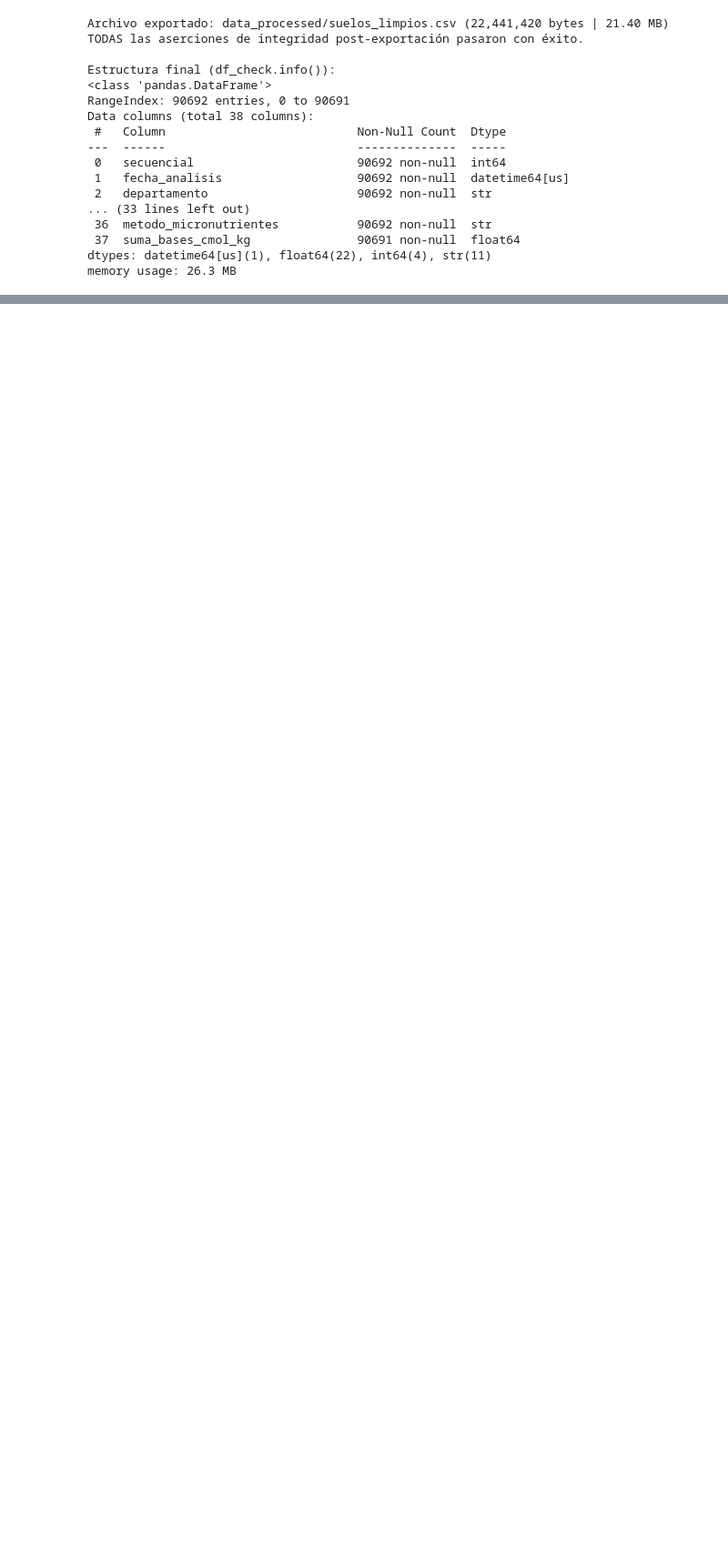
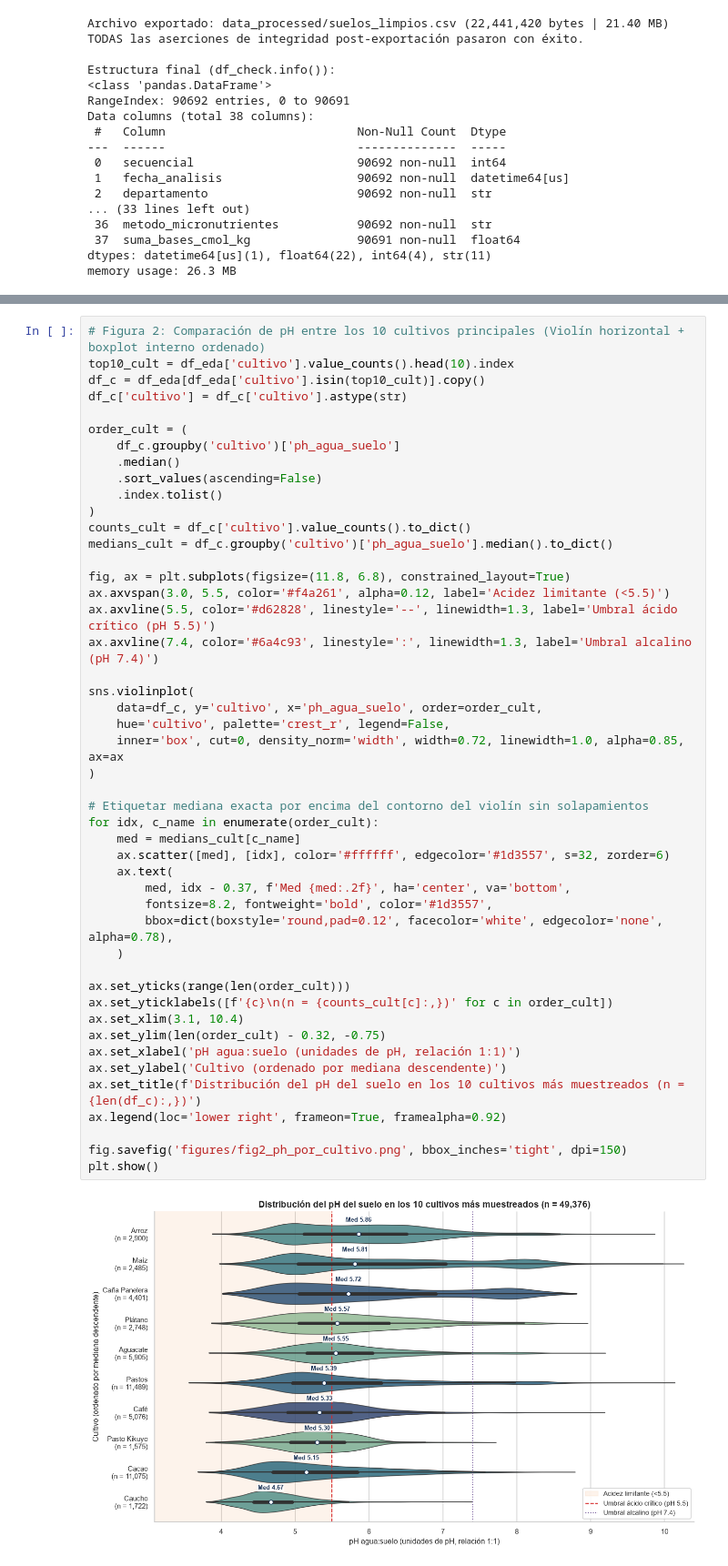
Before and after one commit to diperezmo/Parcial.-An-lisis-exploratorio-de-datos-con-Python, a Jupyter notebook: eda_suelos_agrosavia.ipynb, the cells around one changed output, grey strips where cells are left out. Shown at 91% size. Saved outputs shown, nothing was run; the diff lists cells and outputs as text; blank space fills up the shorter version.

```diff
--- a/eda_suelos_agrosavia.ipynb
+++ b/eda_suelos_agrosavia.ipynb
@@ -1052,0 +1942,49 @@ memory usage: 26.3 MB
+# %%
+# Figura 2: Comparación de pH entre los 10 cultivos principales (Violín horizontal + boxplot interno ordenado)
+top10_cult = df_eda['cultivo'].value_counts().head(10).index
+df_c = df_eda[df_eda['cultivo'].isin(top10_cult)].copy()
+df_c['cultivo'] = df_c['cultivo'].astype(str)
+
+order_cult = (
+    df_c.groupby('cultivo')['ph_agua_suelo']
+    .median()
+    .sort_values(ascending=False)
+    .index.tolist()
+)
+counts_cult = df_c['cultivo'].value_counts().to_dict()
+medians_cult = df_c.groupby('cultivo')['ph_agua_suelo'].median().to_dict()
+
+fig, ax = plt.subplots(figsize=(11.8, 6.8), constrained_layout=True)
+ax.axvspan(3.0, 5.5, color='#f4a261', alpha=0.12, label='Acidez limitante (<5.5)')
+ax.axvline(5.5, color='#d62828', linestyle='--', linewidth=1.3, label='Umbral ácido crítico (pH 5.5)')
+ax.axvline(7.4, color='#6a4c93', linestyle=':', linewidth=1.3, label='Umbral alcalino (pH 7.4)')
+
+sns.violinplot(
+    data=df_c, y='cultivo', x='ph_agua_suelo', order=order_cult,
+    hue='cultivo', palette='crest_r', legend=False,
+    inner='box', cut=0, density_norm='width', width=0.72, linewidth=1.0, alpha=0.85, ax=ax
+)
+
+# Etiquetar mediana exacta por encima del contorno del violín sin solapamientos
+for idx, c_name in enumerate(order_cult):
+    med = medians_cult[c_name]
+    ax.scatter([med], [idx], color='#ffffff', edgecolor='#1d3557', s=32, zorder=6)
+    ax.text(
+        med, idx - 0.37, f'Med {med:.2f}', ha='center', va='bottom',
+        fontsize=8.2, fontweight='bold', color='#1d3557',
+        bbox=dict(boxstyle='round,pad=0.12', facecolor='white', edgecolor='none', alpha=0.78),
+    )
+
+ax.set_yticks(range(len(order_cult)))
+ax.set_yticklabels([f'{c}\n(n = {counts_cult[c]:,})' for c in order_cult])
+ax.set_xlim(3.1, 10.4)
+ax.set_ylim(len(order_cult) - 0.32, -0.75)
+ax.set_xlabel('pH agua:suelo (unidades de pH, relación 1:1)')
+ax.set_ylabel('Cultivo (ordenado por mediana descendente)')
+ax.set_title(f'Distribución del pH del suelo en los 10 cultivos más muestreados (n = {len(df_c):,})')
+ax.legend(loc='lower right', frameon=True, framealpha=0.92)
+
+fig.savefig('figures/fig2_ph_por_cultivo.png', bbox_inches='tight', dpi=150)
+plt.show()
+# %% [output]
+[figure, added]
```
Also changed, not shown: parts of 34 cells of this notebook, 6 other files.
